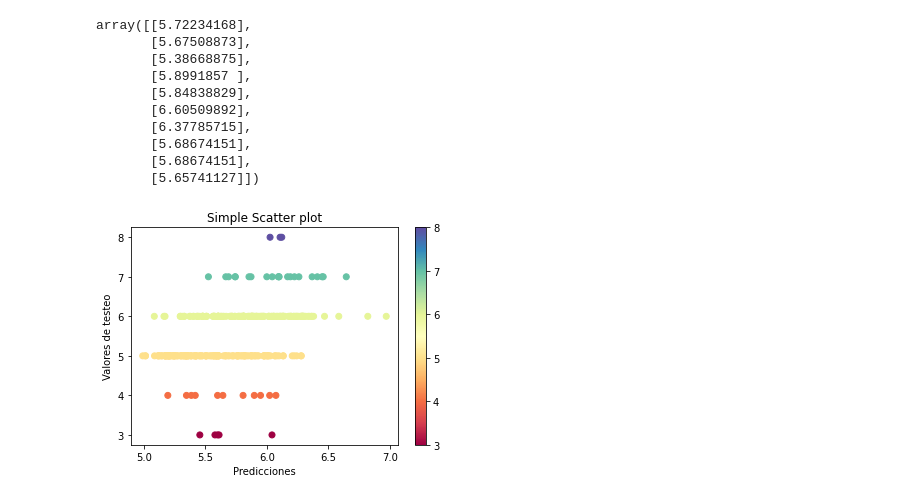
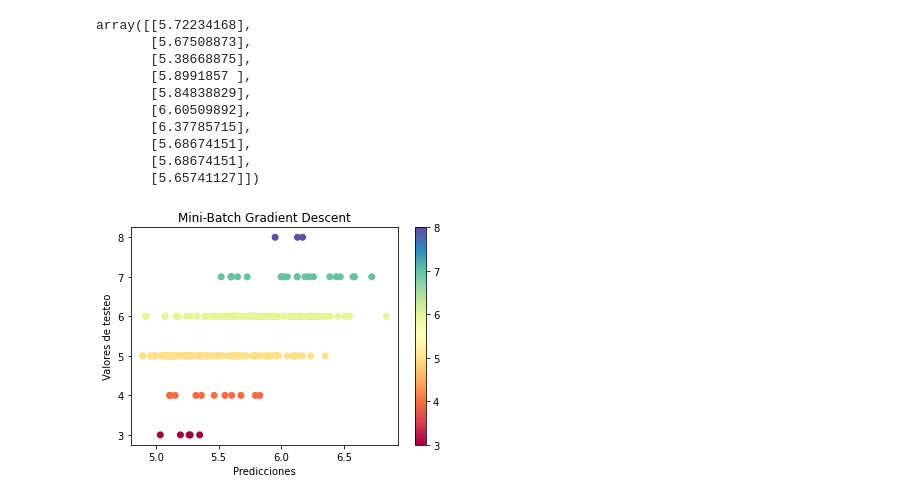
Before and after one commit to EmirBurgosPaz/Machine_learning, a Jupyter notebook: Tarea/multiple_linear_regression_red_wine.ipynb, the cells around one changed output. Saved outputs shown, nothing was run; the diff lists cells and outputs as text; code cells hidden in the pictures.

```diff
--- a/Tarea/multiple_linear_regression_red_wine.ipynb
+++ b/Tarea/multiple_linear_regression_red_wine.ipynb
@@ -183,8 +176,11 @@ array([1., 1., 1., 1., 1., 1., 1., 1., 1., 1., 1., 1.])
 # %%
+number_of_features = x_train.shape[1]
 
+theta_batch =  np.ones(shape=(number_of_features))
+print(theta_batch)
 
 eta = 0.0001
-n_iter = 5000
+n_iter = 40000
 m = x_train.shape[0]
 
 
@@ -192,7 +188,7 @@ j = np.zeros(n_iter)
 
 for i in range(n_iter):
     j[i] = (1/(2*m))* (((x_train @ theta_batch)  - y_train)**2).sum()
-    theta_batch = theta_batch - eta*(1/m * (x_train.T.dot((np.dot(theta_batch, x_train.T))  - y_train)))
+    theta_batch = theta_batch - eta*(1/m * (x_train.T.dot((np.dot(x_train, theta_batch))  - y_train)))
 
 
 theta_batch
@@ -399,7 +396,7 @@ number_of_features = x_train.shape[1]
 theta_mini =  np.ones(shape=(number_of_features))
 
 eta = 0.01
-n_iter = 1000
+n_iter = 6000
 m = x_train.shape[0]
 batch_size = 5
 
@@ -471,9 +468,9 @@ array([[5.72234168],
 # %%
 plt.scatter(prediction_mini_des, y_test, c=y_test, cmap='Spectral')
 plt.colorbar()
-plt.title('Simple Scatter plot')
+plt.title('Mini-Batch Gradient Descent')
 plt.xlabel('Predicciones')
 plt.ylabel('Valores de testeo')
 plt.show()
 # %% [output]
-[figure, old version]
+[figure, new version]
```
Also changed, not shown: parts of 13 cells of this notebook.
